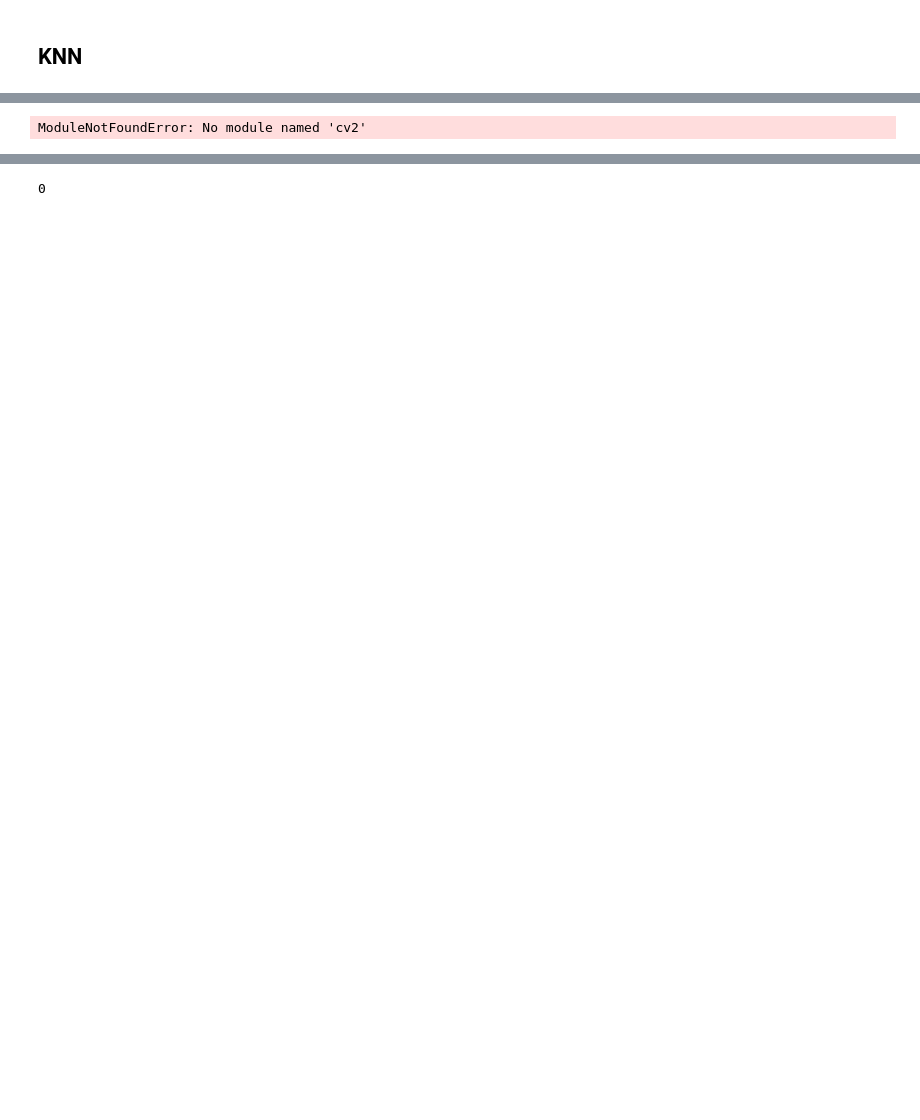
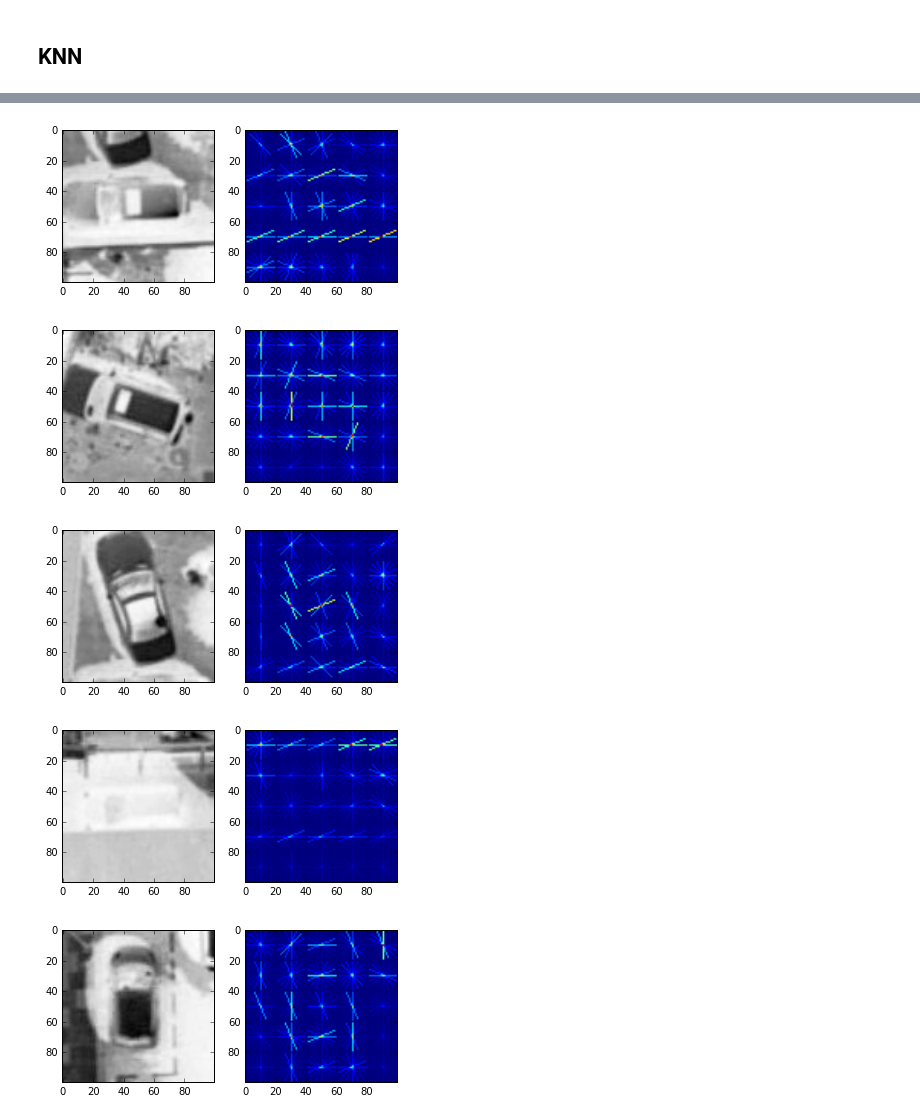
Before and after one commit to jacor-/cars_contest, a Jupyter notebook: Exploring_dataset_KNN.ipynb, the cells around one changed output, grey strips where cells are left out. Cells and saved outputs as stored; diff of their text form; code cells hidden in the pictures; blank space fills up the shorter version.

```diff
--- a/Exploring_dataset_KNN.ipynb
+++ b/Exploring_dataset_KNN.ipynb
@@ -64,26 +64,3 @@ model.fit_generator(
                     nb_val_samples=2,
                     max_q_size=30,
                     nb_worker=1)  # a locker is needed if increased the number of parallel workers
-# %%
-import pylab
-from pylab import *
-from scipy.signal import convolve2d
-
-
-%matplotlib inline
-pylab.rcParams['figure.figsize'] = (15.0, 15.0)
-
-for x,y in test_generator:
-    preds = model.predict(x)
-
-    for i in range(len(preds)):
-        figure()
-        imshow(x[i].transpose([1,2,0]))
-        figure()
-
-        aux = convolve2d(preds[i][0], np.ones([5,5]), mode = 'same')
-        aux = (aux - aux.min()) / (aux.max() - aux.min())
-        imshow(aux[5:-5,5:-5] * (aux[5:-5,5:-5] > 0), cmap = cm.Greens)
-        imshow(y[i][0][5:-5,5:-5], cmap = pylab.cm.Reds, alpha = 0.1)
-
-    break
@@ -92,6 +66,0 @@ for x,y in test_generator:
-# %%
-import cv2
-img = cv2.imread('data/training/' + train_cases[0] + '.jpg', 0)
-equ = cv2.equalizeHist(img)
-res = np.hstack((img,equ)) #stacking images side-by-side
-imshow(np.asarray(res))
@@ -137,16 +77,3 @@ imshow(mask[x1-75:x1+75,y1-75:y1+75], alpha = 0.4)
-# %%
-import scipy.misc
-import cv2
-lenna = im[x1-75:x1+75,y1-75:y1+75]
-lenna = cv2.Image(scipy.misc.toimage(lenna))
-
-
-peaks = lenna.huePeaks()
-peak_one = peaks[0][0]
-hue = lenna.hueDistance(peak_one)
-hue.show()
-# %% [output]
-ModuleNotFoundError: No module named 'cv2'
 # %%
 from sklearn.cluster import KMeans
 from sklearn.cluster import DBSCAN
@@ -169,11 +96,23 @@ def show_segmentation_2(car):
     blobs_labels = measure.label(blobs)
     figure(); subplot(121); imshow(car, cmap = cm.Greys); subplot(122); imshow(blobs_labels, cmap = cm.Greys)
 
+import matplotlib.pyplot as plt
+
+from skimage.feature import hog
+from skimage import color, exposure
+
+def plotHog(image):
+
+    fd, hog_image = hog(image, orientations=8, pixels_per_cell=(20, 20), cells_per_block=(1, 1), visualise=True)
+    hog_image_rescaled = exposure.rescale_intensity(hog_image)#, in_range=(0, 0.02))
+
+    figure();subplot(121);imshow(image, cmap = cm.Greys);subplot(122);imshow(hog_image_rescaled)
+
 data_to_load = 'TQ2379_0_0'
 coords = data[data_to_load]['Car']
 im = dataset.load_image(data_to_load)
 
 for coords_i in range(len(coords)):
     car = im[coords[coords_i][1]-50:coords[coords_i][1]+50,coords[coords_i][0]-50:coords[coords_i][0]+50]
-    show_segmentation_2(car)
+    plotHog(car.max(axis=2))#.mean(axis=2))
 # %% [output]
@@ -194,0 +119,5 @@ for coords_i in range(len(coords)):
+[figure, added]
+[figure, added]
+[figure, added]
+[figure, added]
+[figure, added]
@@ -215,4 +123,0 @@ def segmentation2(car):
-# %%
-blobs_labels.max()
-# %% [output]
-0
```
Also changed, not shown: parts of 13 cells of this notebook, 17 other files.
